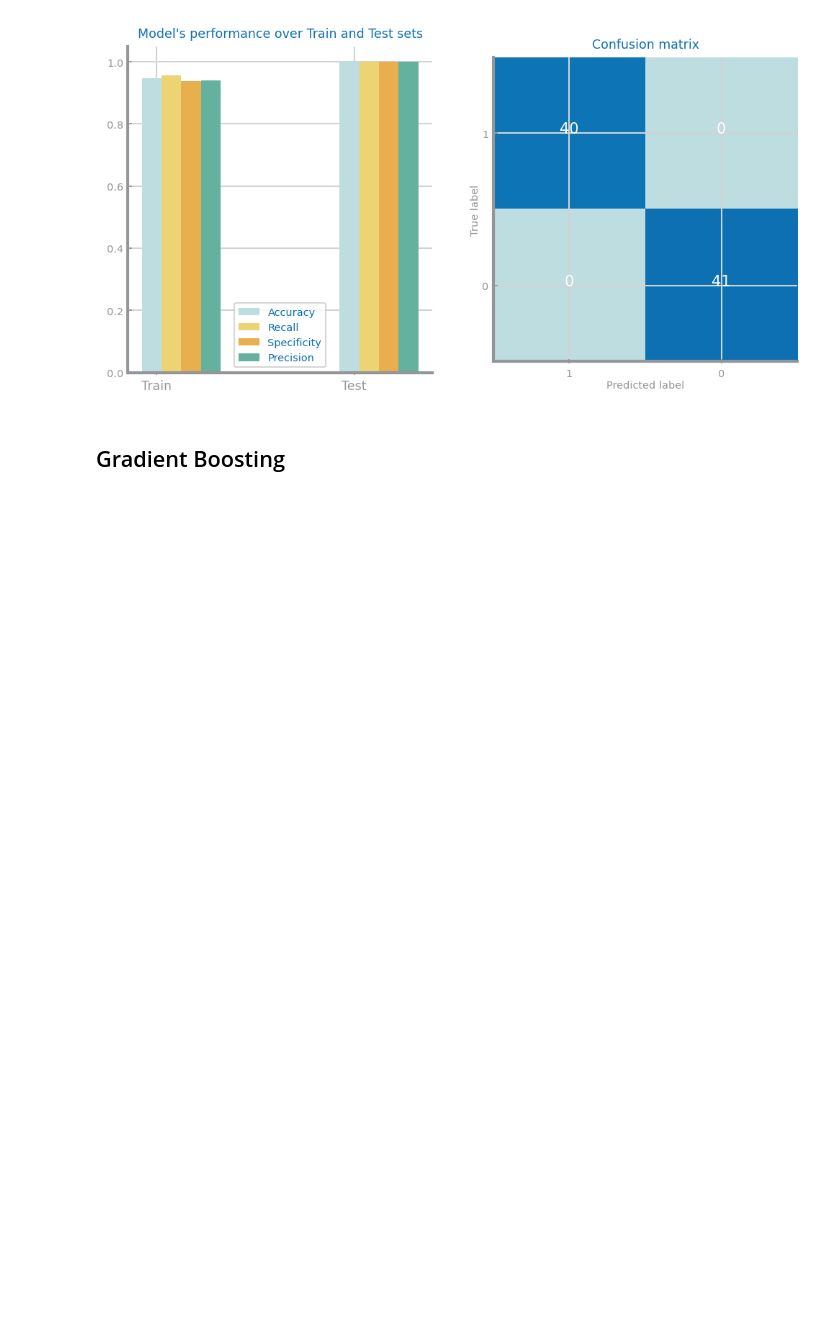
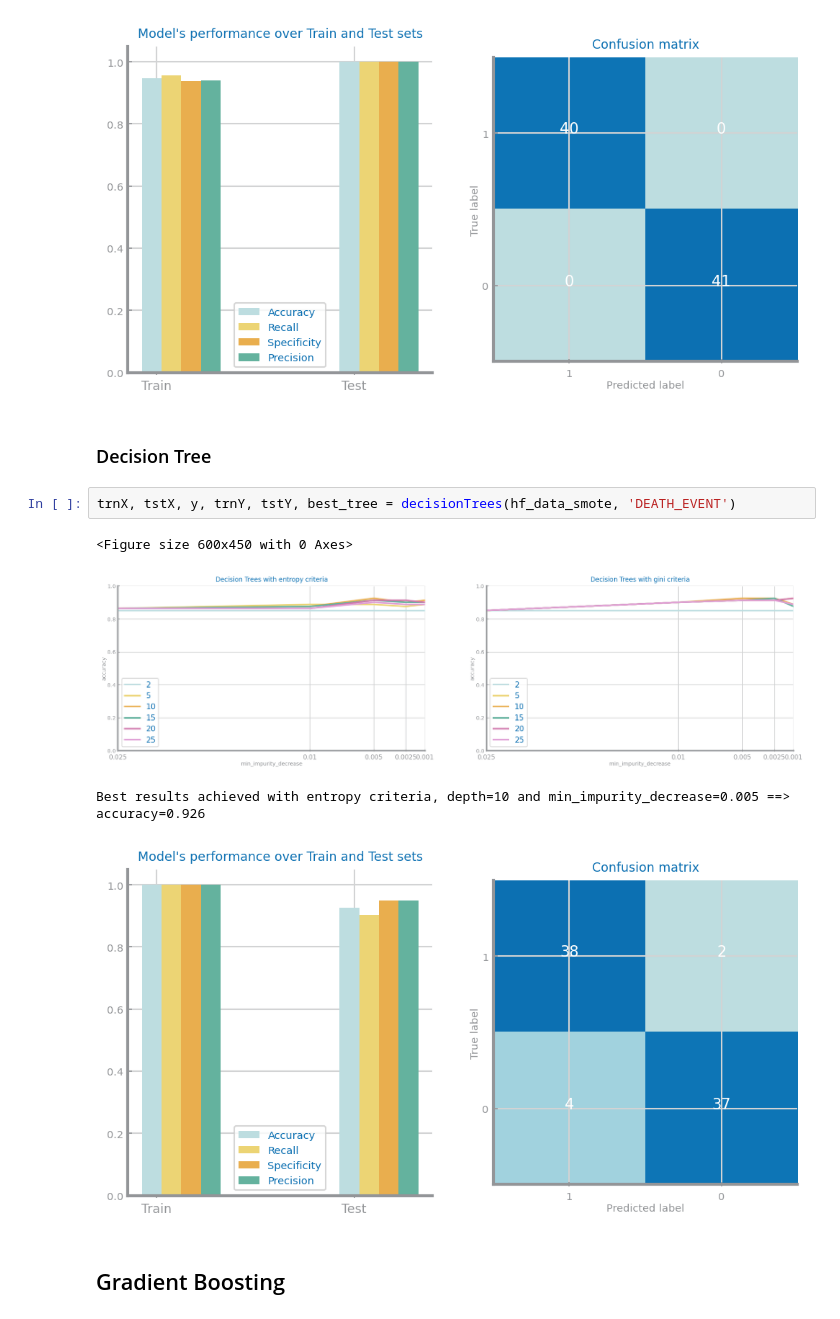
Before and after one commit to joaocmd/CD-Project, a Jupyter notebook: proj-1_lab6.ipynb, the cells around one changed output. Saved outputs shown, nothing was run; the diff lists cells and outputs as text; blank space fills up the shorter version.

Commit message:
Add Decision Trees

```diff
--- a/proj-1_lab6.ipynb
+++ b/proj-1_lab6.ipynb
@@ -42,6 +42,15 @@ trnX, tstX, y, trnY, tstY, best_tree = randomForests(hf_data_smote, 'DEATH_EVENT
 [figure]
 Best results with depth=5, 0.10 features and 50 estimators, with accuracy=1.0000
 [figure]
+# %% [markdown]
+### Decision Tree
+# %%
+trnX, tstX, y, trnY, tstY, best_tree = decisionTrees(hf_data_smote, 'DEATH_EVENT')
+# %% [output]
+<Figure size 600x450 with 0 Axes>
+[figure, added]
+Best results achieved with entropy criteria, depth=10 and min_impurity_decrease=0.005 ==> accuracy=0.926
+[figure, added]
 # %% [markdown]
 ## Gradient Boosting
 # %% [markdown]
```
Also changed, not shown: parts of 3 cells of this notebook, 1 other file.
